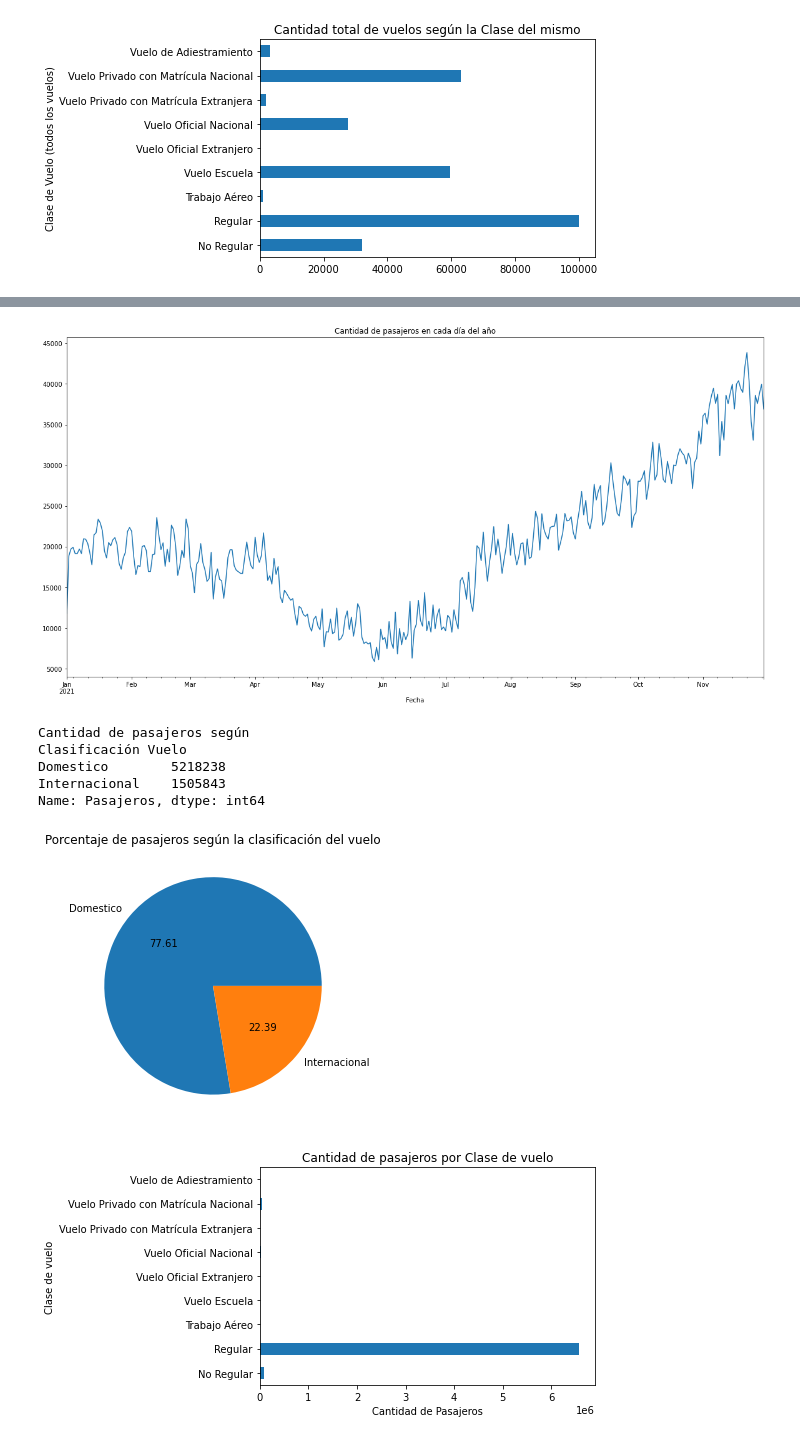
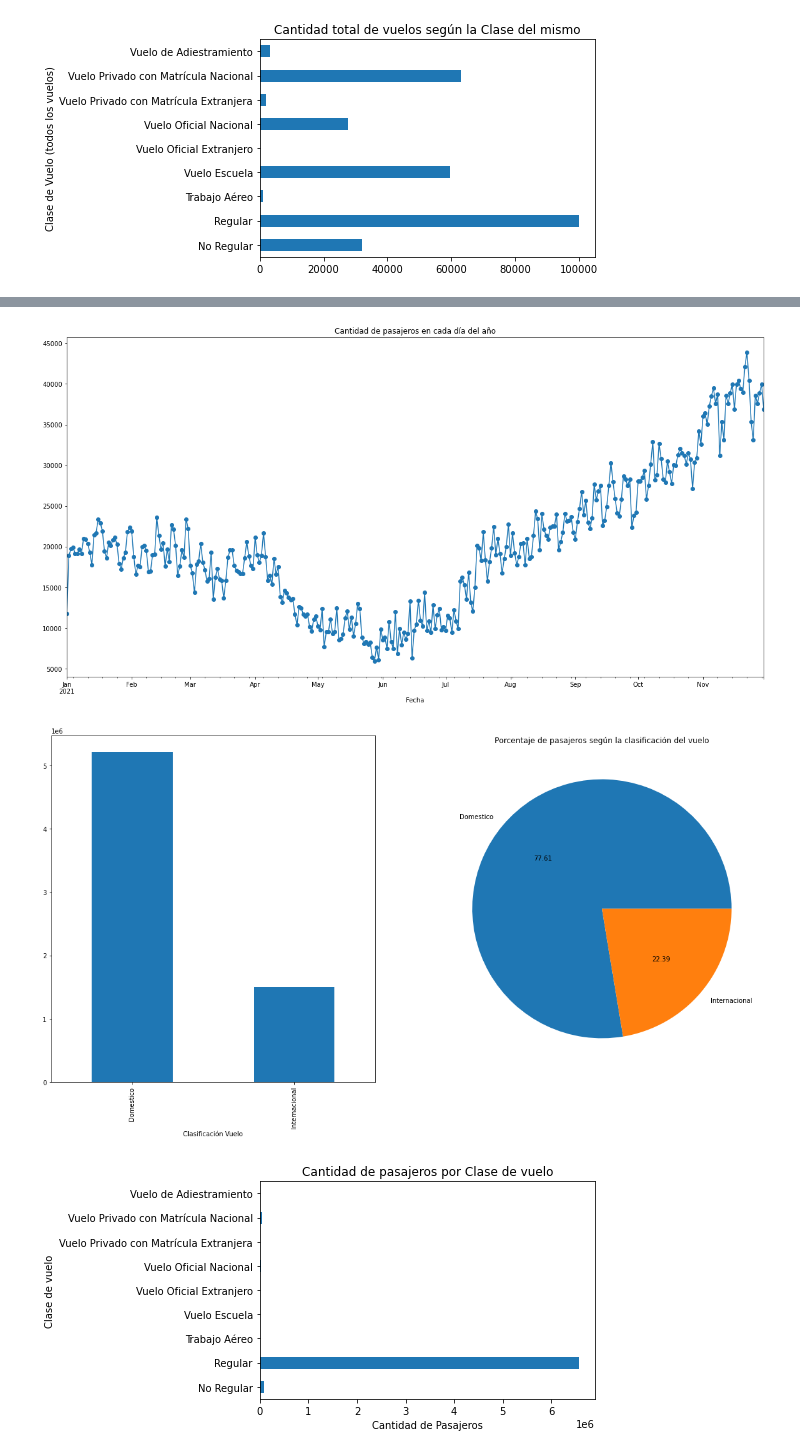
Before and after one commit to LeandroVazquez/vuelosArgentina, a Jupyter notebook: VuelosArgentina.ipynb, the cells around one changed output, grey strips where cells are left out. Drawn from its saved outputs; the diff is of its cells as text; code cells hidden in the pictures.

```diff
--- a/VuelosArgentina.ipynb
+++ b/VuelosArgentina.ipynb
@@ -60,32 +67,28 @@ plt.show()
 # %%
 pasajerosAeropuerto=vuelosArgentina.groupby("Fecha")['Pasajeros'].sum()
-pasajerosAeropuerto.plot(kind="line",figsize=(20,10))
+pasajerosAeropuerto.plot(kind="line",figsize=(20,10),marker="o")
 plt.title("Cantidad de pasajeros en cada día del año")
 plt.show()
 # %% [output]
-[figure, old version]
+[figure, new version]
 # %%
 cantidadPasajeros=vuelosArgentina.groupby("Clasificación Vuelo")["Pasajeros"].sum()
 
 dicPasajeros=dict(cantidadPasajeros)
 listPasajeros=list(dicPasajeros)
 pasajeros=[]
 for i in dicPasajeros:
     pasajeros.append(dicPasajeros[i])
 
-print("Cantidad de pasajeros según")
-print(cantidadPasajeros)
-plt.figure(figsize=(5,5))
+plt.figure(figsize=(20,10))
+plt.subplot(1,2,1)
+cantidadPasajeros.plot(kind="bar")
+plt.subplot(1,2,2)
 plt.pie(cantidadPasajeros,labels=listPasajeros,autopct="%1.2f")
 plt.title("Porcentaje de pasajeros según la clasificación del vuelo")
 plt.show()
 # %% [output]
-Cantidad de pasajeros según
-Clasificación Vuelo
-Domestico        5218238
-Internacional    1505843
-Name: Pasajeros, dtype: int64
-[figure, old version]
+[figure, new version]
 # %%
 pasajerosClaseVuelo=vuelosArgentina.groupby("Clase de Vuelo (todos los vuelos)")["Pasajeros"].sum()
 pasajerosClaseVuelo.plot(kind="barh")##,figsize=(20,10))
```
Also changed, not shown: parts of 6 cells of this notebook.
